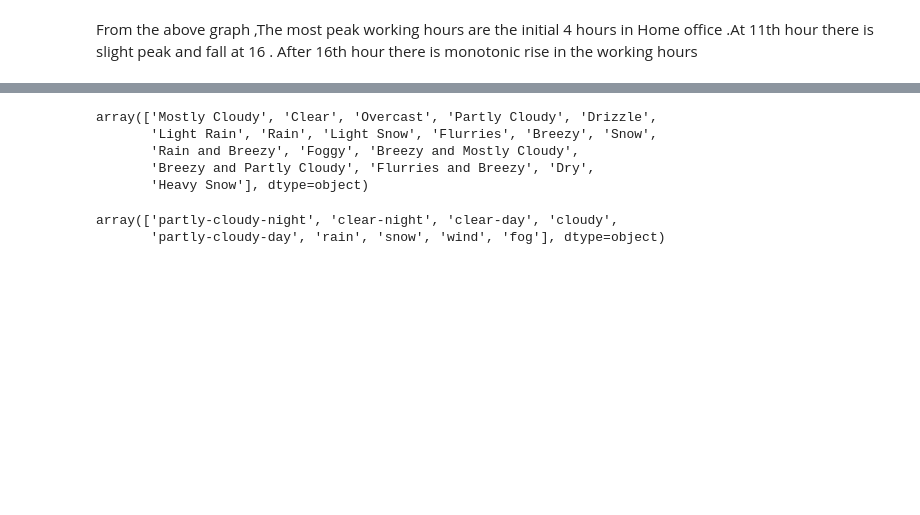
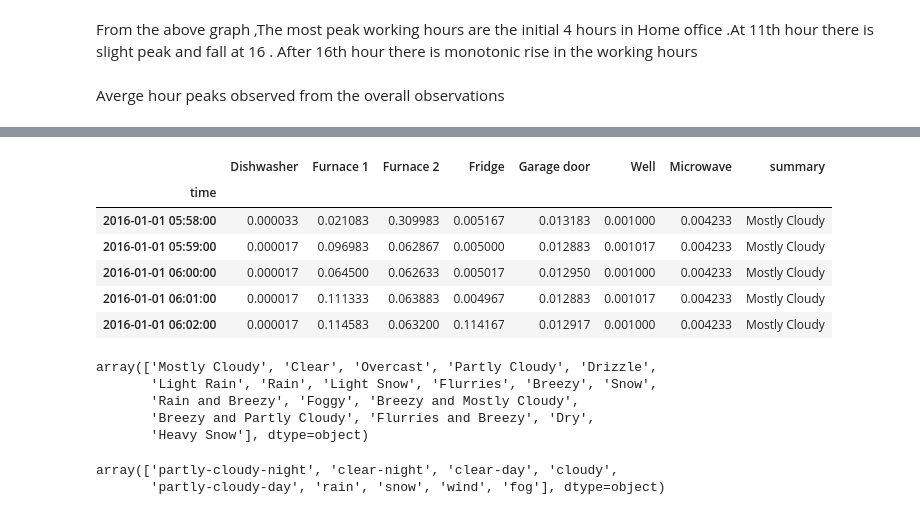
Before and after one commit to crackledsp/PowerConsumptionEDA, a Jupyter notebook: EDA_power_consumption.ipynb, the cells around one changed output, grey strips where cells are left out. Saved outputs shown, nothing was run; the diff lists cells and outputs as text; code cells hidden in the pictures; blank space fills up the shorter version.

```diff
--- a/EDA_power_consumption.ipynb
+++ b/EDA_power_consumption.ipynb
@@ -194,5 +208,7 @@ energy_df.groupby(energy_df.index.hour).mean()['Home office'].plot(figsize=(25,5
 # %% [markdown]
 From the above graph ,The most peak working hours are the initial 4 hours in Home office .At 11th hour there is slight peak and fall at 16 . After 16th hour there is monotonic rise in the working hours
+# %% [markdown]
+Averge hour peaks observed from the overall observations
 # %%
 indices = find_peaks(energy_df.groupby(energy_df.index.hour).mean()['Home office'])[0]
 
@@ -249,5 +266,5 @@ devices_energy_df = energy_df.filter(items=[ 'Dishwasher',
                                      'Garage door',
                                      'Well',
                                      'Microwave','summary'])
-devices_energy_df.head
+devices_energy_df.head()
 # %% [output]
@@ -269,3 +271,10 @@ time                                        ...
+|  | Dishwasher | Furnace 1 | Furnace 2 | Fridge | Garage door | Well | Microwave | summary |
+| time |  |  |  |  |  |  |  |  |
+| 2016-01-01 05:58:00 | 0.000033 | 0.021083 | 0.309983 | 0.005167 | 0.013183 | 0.001000 | 0.004233 | Mostly Cloudy |
+| 2016-01-01 05:59:00 | 0.000017 | 0.096983 | 0.062867 | 0.005000 | 0.012883 | 0.001017 | 0.004233 | Mostly Cloudy |
+| 2016-01-01 06:00:00 | 0.000017 | 0.064500 | 0.062633 | 0.005017 | 0.012950 | 0.001000 | 0.004233 | Mostly Cloudy |
+| 2016-01-01 06:01:00 | 0.000017 | 0.111333 | 0.063883 | 0.004967 | 0.012883 | 0.001017 | 0.004233 | Mostly Cloudy |
+| 2016-01-01 06:02:00 | 0.000017 | 0.114583 | 0.063200 | 0.114167 | 0.012917 | 0.001000 | 0.004233 | Mostly Cloudy |
 # %%
 energy_df["summary"].unique()
 # %% [output]
```
Also changed, not shown: parts of 24 cells of this notebook.
